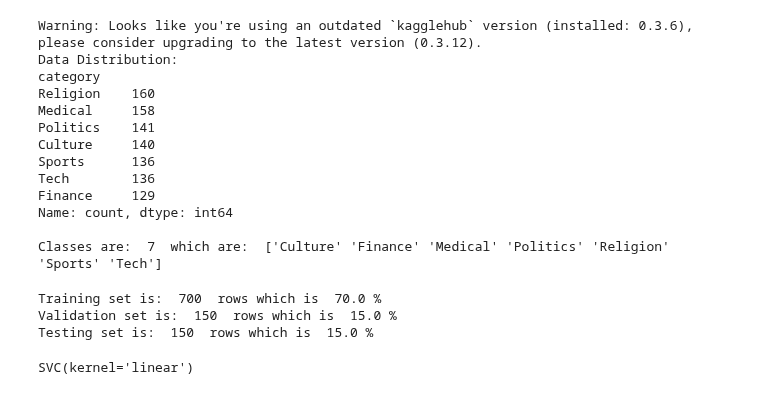
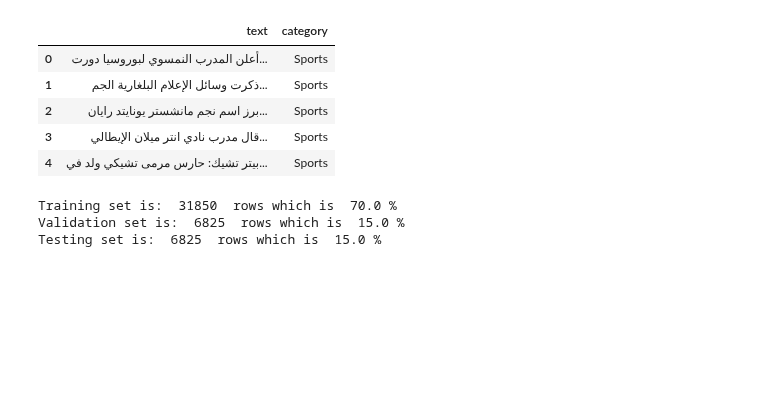
Before and after one commit to omaratef3221/Bert-rbf-arabic-text-classification, a Jupyter notebook: tests.ipynb, the cells around one changed output. Cells and saved outputs as stored; diff of their text form; code cells hidden in the pictures; blank space fills up the shorter version.

```diff
--- a/tests.ipynb
+++ b/tests.ipynb
@@ -16,33 +28,19 @@ Some weights of the model checkpoint at lanwuwei/GigaBERT-v3-Arabic-and-English
-# %%
-le= LabelEncoder()
-device = 'mps'
-data_df = download_prepare_dataset().sample(1000)
-print("Data Distribution: ")
-print(data_df['category'].value_counts())
-data_df['category'] = le.fit_transform(data_df['category'])
-print()
-print("Classes are: ", len(le.classes_) , " which are: " ,  le.classes_)
-# %% [output]
-Warning: Looks like you're using an outdated `kagglehub` version (installed: 0.3.6), please consider upgrading to the latest version (0.3.12).
-Data Distribution:
-category
-Religion    160
-Medical     158
-Politics    141
-Culture     140
-Sports      136
-Tech        136
-Finance     129
-Name: count, dtype: int64
-
-Classes are:  7  which are:  ['Culture' 'Finance' 'Medical' 'Politics' 'Religion' 'Sports' 'Tech']
+# %%
+data_df.head()
+# %% [output]
+|  | text | category |
+| 0 | أعلن المدرب النمسوي لبوروسيا دورت... | Sports |
+| 1 | ذكرت وسائل الإعلام البلغارية الجم... | Sports |
+| 2 | برز اسم نجم مانشستر يونايتد رايان... | Sports |
+| 3 | قال مدرب نادي انتر ميلان الإيطالي... | Sports |
+| 4 | بيتر تشيك: حارس مرمى تشيكي ولد في... | Sports |
 # %%
-X_train, X_test, y_train, y_test = train_test_split(data_df["text"], data_df["category"], test_size=0.3)
-X_val, X_test, y_val, y_test = train_test_split(X_test, y_test, test_size=0.5)
+X_train, X_test, y_train, y_test = train_test_split(np.array(data_df["text"]), np.array(data_df["category"]), test_size=0.3, stratify = data_df['category'].values)
+X_val, X_test, y_val, y_test = train_test_split(X_test, y_test, test_size=0.5, stratify = y_test)
 print("Training set is: ", X_train.shape[0], " rows which is ", round(X_train.shape[0]/data_df.shape[0],4)*100, "%")
 print("Validation set is: ",X_val.shape[0], " rows which is ", round(X_val.shape[0]/data_df.shape[0],4)*100, "%")
 print("Testing set is: ",X_test.shape[0], " rows which is ", round(X_test.shape[0]/data_df.shape[0],4)*100, "%")
 # %% [output]
-Training set is:  700  rows which is  70.0 %
-Validation set is:  150  rows which is  15.0 %
-Testing set is:  150  rows which is  15.0 %
+Training set is:  31850  rows which is  70.0 %
+Validation set is:  6825  rows which is  15.0 %
+Testing set is:  6825  rows which is  15.0 %
@@ -59,5 +46,0 @@ X_test = X_test.cpu().numpy()
-# %%
-clf = SVC(kernel = 'linear')
-clf.fit(X_train, y_train)
-# %% [output]
-SVC(kernel='linear')
```
Also changed, not shown: parts of 15 cells of this notebook, 15 other files.
